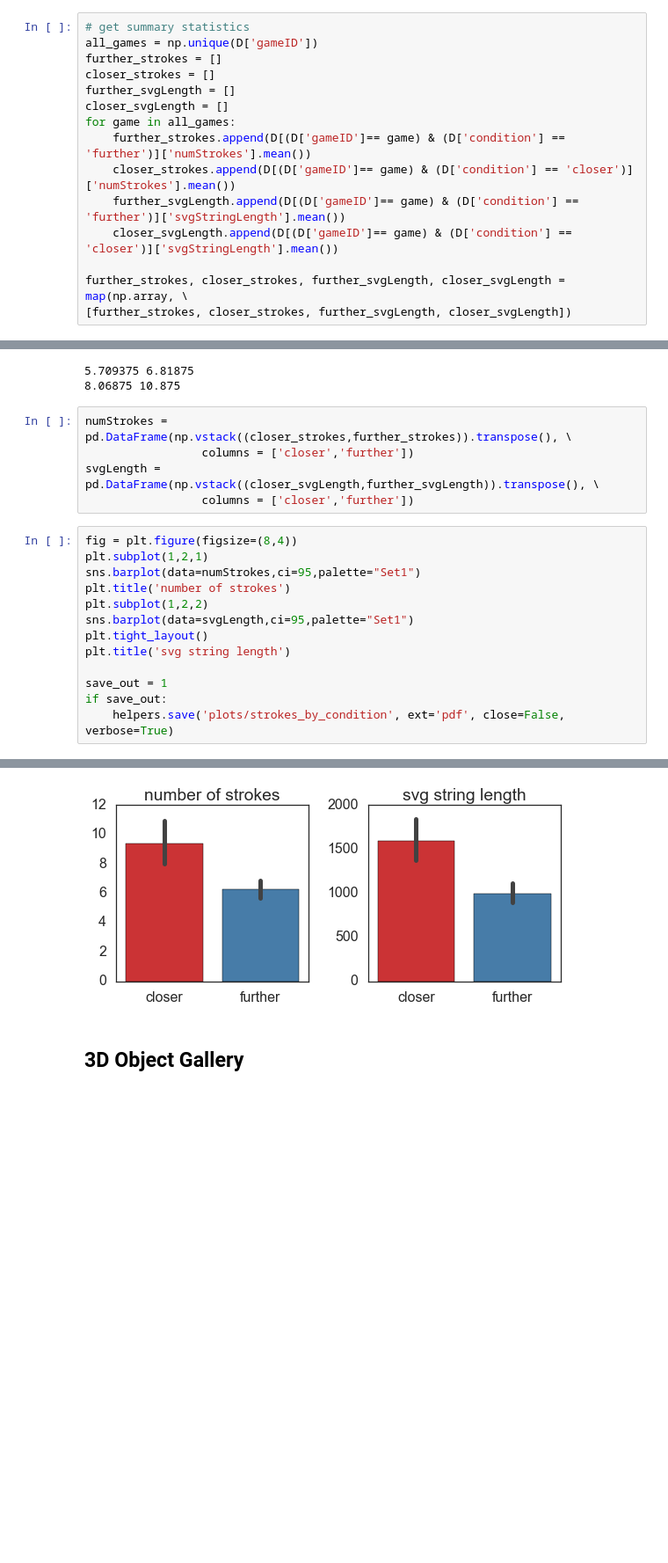
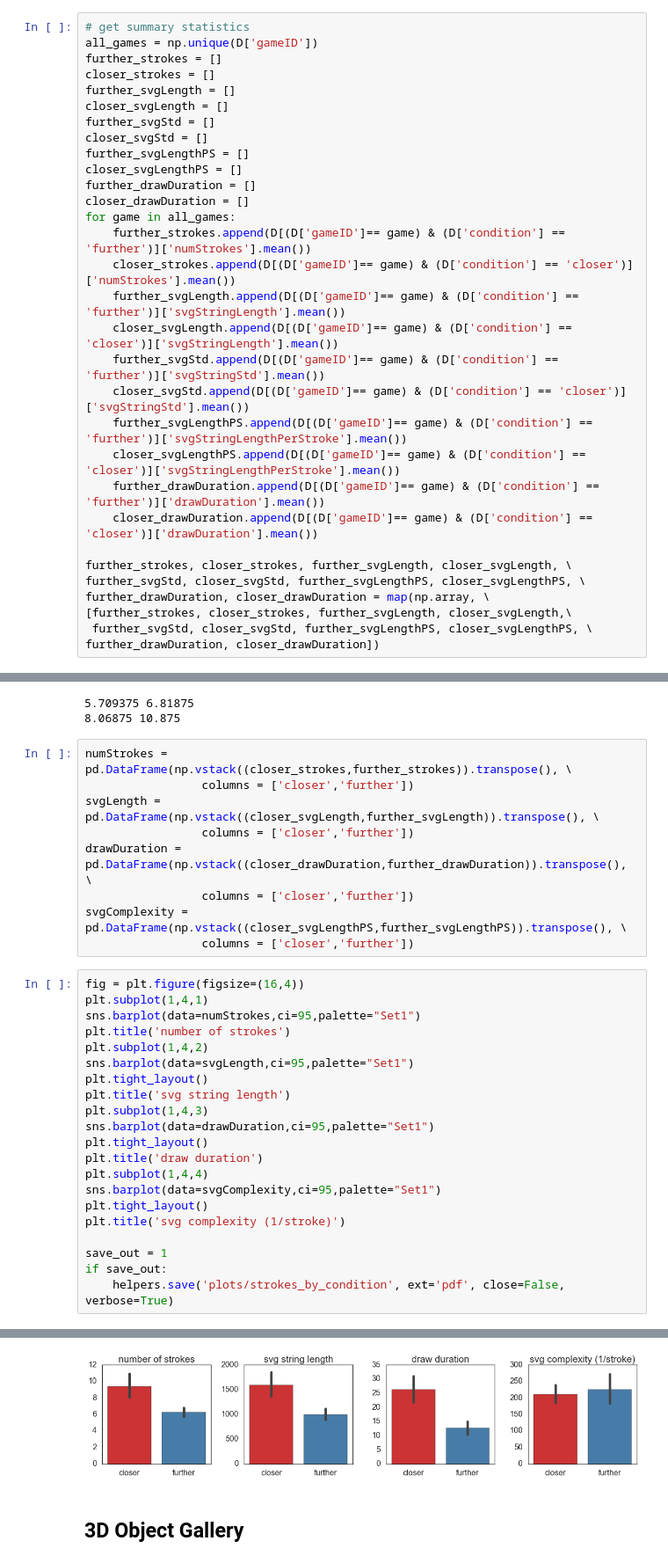
Before and after one commit to hawkrobe/reference_games, a Jupyter notebook: analysis/sketchpad/pilot_analysis.ipynb, the cells around one changed output, grey strips where cells are left out. Shown at 88% size. Drawn from its saved outputs; the diff is of its cells as text; blank space fills up the shorter version.

```diff
--- a/analysis/sketchpad/pilot_analysis.ipynb
+++ b/analysis/sketchpad/pilot_analysis.ipynb
@@ -391,14 +455,30 @@ further_strokes = []
 closer_strokes = []
 further_svgLength = []
 closer_svgLength = []
+further_svgStd = []
+closer_svgStd = []
+further_svgLengthPS = []
+closer_svgLengthPS = []
+further_drawDuration = []
+closer_drawDuration = []
 for game in all_games:
     further_strokes.append(D[(D['gameID']== game) & (D['condition'] == 'further')]['numStrokes'].mean())
     closer_strokes.append(D[(D['gameID']== game) & (D['condition'] == 'closer')]['numStrokes'].mean())
     further_svgLength.append(D[(D['gameID']== game) & (D['condition'] == 'further')]['svgStringLength'].mean())
     closer_svgLength.append(D[(D['gameID']== game) & (D['condition'] == 'closer')]['svgStringLength'].mean())
+    further_svgStd.append(D[(D['gameID']== game) & (D['condition'] == 'further')]['svgStringStd'].mean())
+    closer_svgStd.append(D[(D['gameID']== game) & (D['condition'] == 'closer')]['svgStringStd'].mean())
+    further_svgLengthPS.append(D[(D['gameID']== game) & (D['condition'] == 'further')]['svgStringLengthPerStroke'].mean())
+    closer_svgLengthPS.append(D[(D['gameID']== game) & (D['condition'] == 'closer')]['svgStringLengthPerStroke'].mean())
+    further_drawDuration.append(D[(D['gameID']== game) & (D['condition'] == 'further')]['drawDuration'].mean())
+    closer_drawDuration.append(D[(D['gameID']== game) & (D['condition'] == 'closer')]['drawDuration'].mean())
 
-further_strokes, closer_strokes, further_svgLength, closer_svgLength = map(np.array, \
-[further_strokes, closer_strokes, further_svgLength, closer_svgLength])
+further_strokes, closer_strokes, further_svgLength, closer_svgLength, \
+further_svgStd, closer_svgStd, further_svgLengthPS, closer_svgLengthPS, \
+further_drawDuration, closer_drawDuration = map(np.array, \
+[further_strokes, closer_strokes, further_svgLength, closer_svgLength,\
+ further_svgStd, closer_svgStd, further_svgLengthPS, closer_svgLengthPS, \
+further_drawDuration, closer_drawDuration])
 # %%
 print further_strokes.mean()
 print closer_strokes.mean()
@@ -454,22 +582,34 @@ numStrokes = pd.DataFrame(np.vstack((closer_strokes,further_strokes)).transpose(
                  columns = ['closer','further'])
 svgLength = pd.DataFrame(np.vstack((closer_svgLength,further_svgLength)).transpose(), \
                  columns = ['closer','further'])
+drawDuration = pd.DataFrame(np.vstack((closer_drawDuration,further_drawDuration)).transpose(), \
+                 columns = ['closer','further'])
+svgComplexity = pd.DataFrame(np.vstack((closer_svgLengthPS,further_svgLengthPS)).transpose(), \
+                 columns = ['closer','further'])
 # %%
-fig = plt.figure(figsize=(8,4))
-plt.subplot(1,2,1)
+fig = plt.figure(figsize=(16,4))
+plt.subplot(1,4,1)
 sns.barplot(data=numStrokes,ci=95,palette="Set1")
 plt.title('number of strokes')
-plt.subplot(1,2,2)
+plt.subplot(1,4,2)
 sns.barplot(data=svgLength,ci=95,palette="Set1")
 plt.tight_layout()
 plt.title('svg string length')
+plt.subplot(1,4,3)
+sns.barplot(data=drawDuration,ci=95,palette="Set1")
+plt.tight_layout()
+plt.title('draw duration')
+plt.subplot(1,4,4)
+sns.barplot(data=svgComplexity,ci=95,palette="Set1")
+plt.tight_layout()
+plt.title('svg complexity (1/stroke)')
 
 save_out = 1
 if save_out:
     helpers.save('plots/strokes_by_condition', ext='pdf', close=False, verbose=True)
 # %% [output]
 Saving figure to 'plots/strokes_by_condition.pdf'... Done
-[figure, old version]
+[figure, new version]
 # %% [markdown]
 ## 3D Object Gallery
 # %%
```
Also changed, not shown: parts of 19 cells of this notebook.
